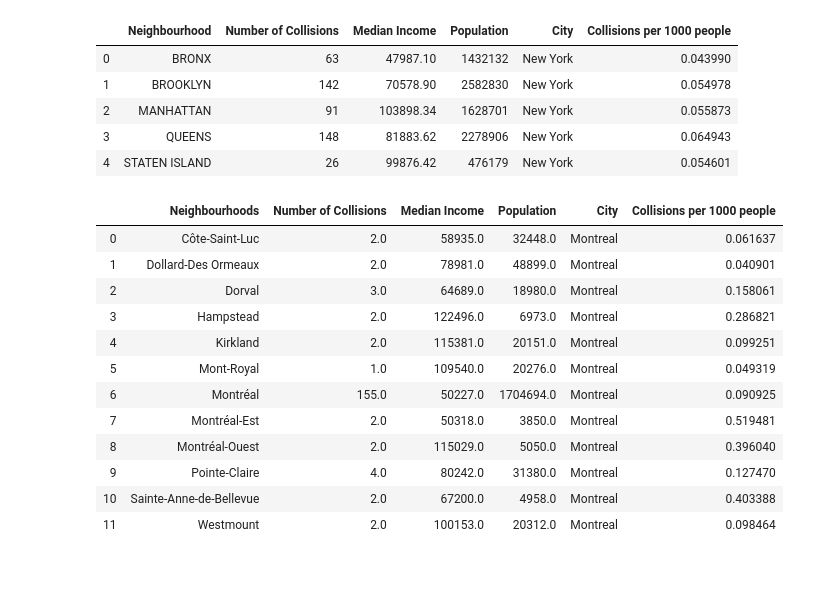
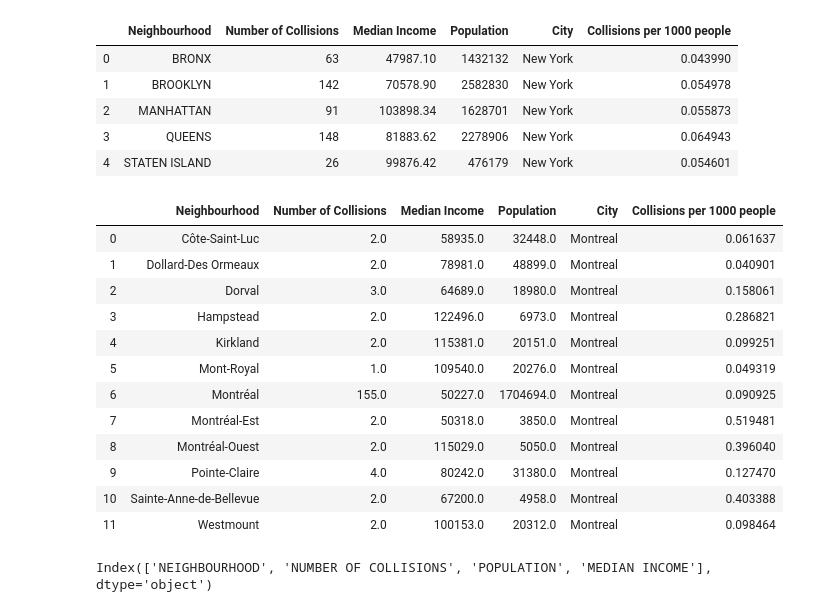
Before and after one commit to nupurgupta5292/SES-vs-Fatal-Road-Collisions, a Jupyter notebook: Combined_Data.ipynb, the cells around one changed output. Saved outputs shown, nothing was run; the diff lists cells and outputs as text; code cells hidden in the pictures; blank space fills up the shorter version.

```diff
--- a/Combined_Data.ipynb
+++ b/Combined_Data.ipynb
@@ -83,9 +98,10 @@ new_york
 | 4 | STATEN ISLAND | 26 | 99876.42 | 476179 | New York | 0.054601 |
 # %%
 montreal['Collisions per 1000 people']=(montreal['Number of Collisions']/montreal['Population'])*1000
+montreal = montreal.rename(columns={'Neighbourhoods': 'Neighbourhood'})
 montreal
 # %% [output]
-|  | Neighbourhoods | Number of Collisions | Median Income | Population | City | Collisions per 1000 people |
+|  | Neighbourhood | Number of Collisions | Median Income | Population | City | Collisions per 1000 people |
 | 0 | Côte-Saint-Luc | 2.0 | 58935.0 | 32448.0 | Montreal | 0.061637 |
 | 1 | Dollard-Des Ormeaux | 2.0 | 78981.0 | 48899.0 | Montreal | 0.040901 |
 | 2 | Dorval | 3.0 | 64689.0 | 18980.0 | Montreal | 0.158061 |
@@ -98,3 +114,7 @@ montreal
 | 9 | Pointe-Claire | 4.0 | 80242.0 | 31380.0 | Montreal | 0.127470 |
 | 10 | Sainte-Anne-de-Bellevue | 2.0 | 67200.0 | 4958.0 | Montreal | 0.403388 |
 | 11 | Westmount | 2.0 | 100153.0 | 20312.0 | Montreal | 0.098464 |
+# %%
+vancouver.columns
+# %% [output]
+Index(['NEIGHBOURHOOD', 'NUMBER OF COLLISIONS', 'POPULATION', 'MEDIAN INCOME'], dtype='object')
```
Also changed, not shown: parts of 9 cells of this notebook, 8 other files.
